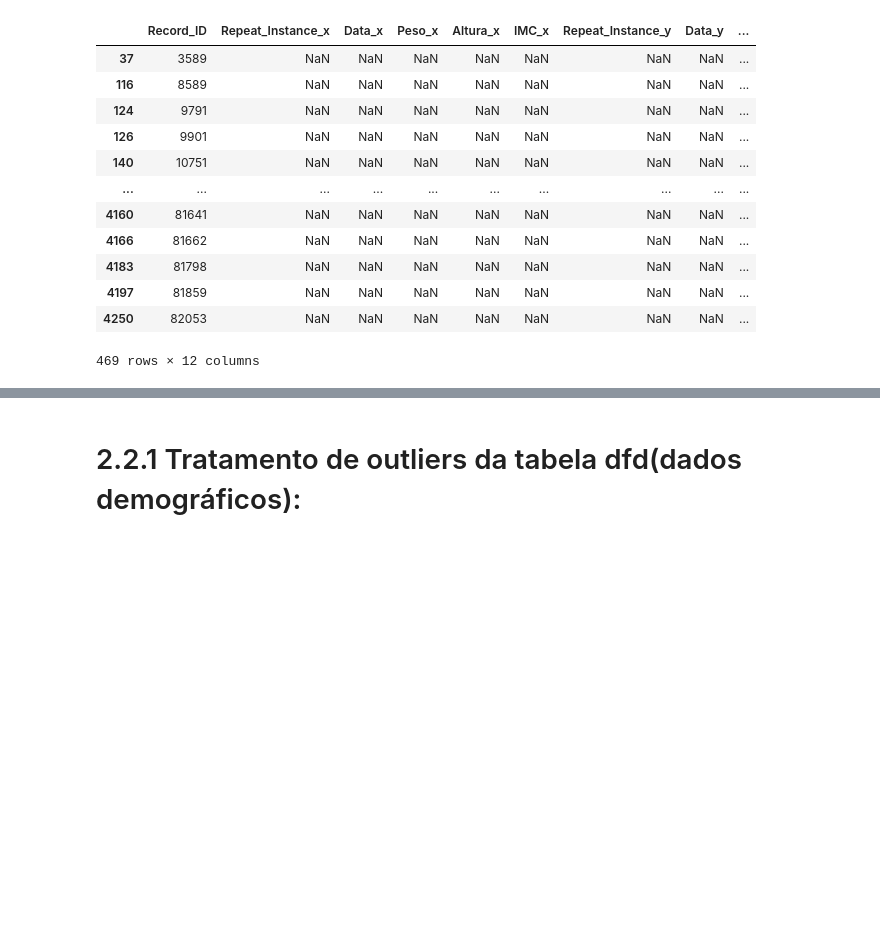
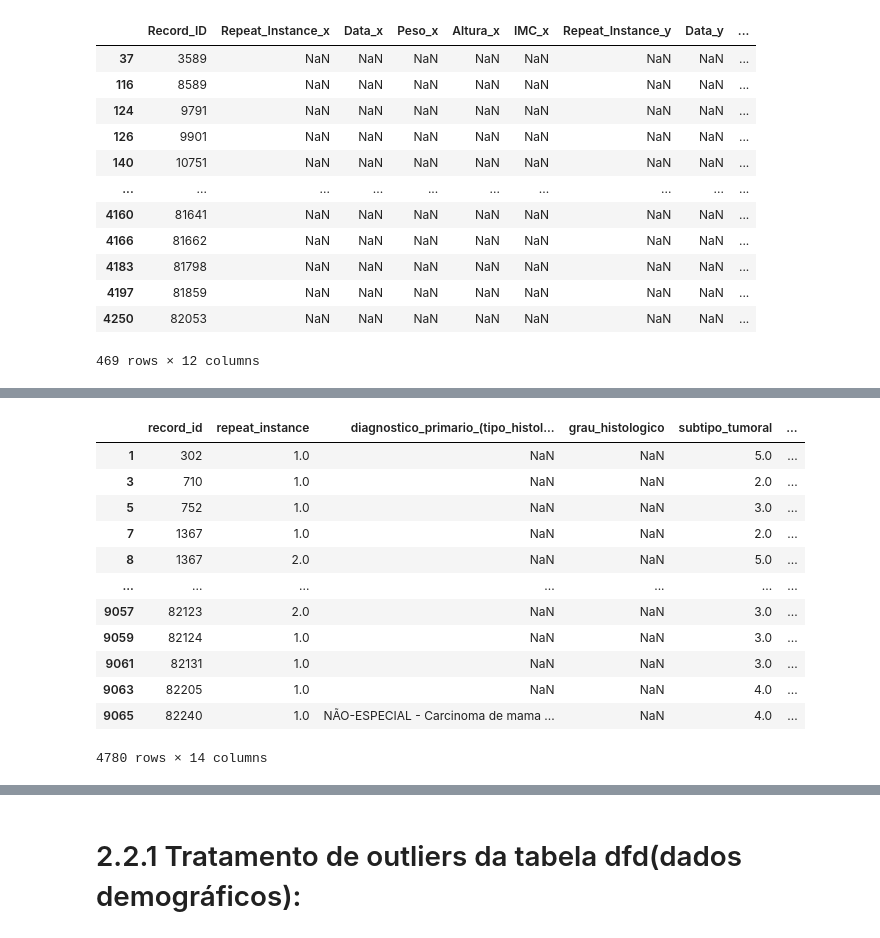
Before and after one commit to 2023M3T5-Inteli/grupo3, a Jupyter notebook: notebooks/T5_G3_V2_Predictive_Model_Development.ipynb, the cells around one changed output, grey strips where cells are left out. Cells and saved outputs as stored; diff of their text form; code cells hidden in the pictures; blank space fills up the shorter version.

```diff
--- a/notebooks/T5_G3_V2_Predictive_Model_Development.ipynb
+++ b/notebooks/T5_G3_V2_Predictive_Model_Development.ipynb
@@ -647,0 +664,3 @@ dfall[dfall['_merge'] == 'left_only']
+# %%
+dfh=dfh.drop([2079, 2080, 2081, 2082, 2083, 2084, 2085, 2086, 2087, 2088, 2089, 2090, 2091, 2092])
+dfh.head()
@@ -647,0 +674,17 @@ dfall[dfall['_merge'] == 'left_only']
+# %%
+dfh = dfh.sort_values(by=['record_id', 'repeat_instance'], ascending=[True, True])
+dfh
+# %% [output]
+|  | record_id | repeat_instance | diagnostico_primario_(tipo_histol... | grau_histologico | subtipo_tumoral | ... |
+| 1 | 302 | 1.0 | NaN | NaN | 5.0 | ... |
+| 3 | 710 | 1.0 | NaN | NaN | 2.0 | ... |
+| 5 | 752 | 1.0 | NaN | NaN | 3.0 | ... |
+| 7 | 1367 | 1.0 | NaN | NaN | 2.0 | ... |
+| 8 | 1367 | 2.0 | NaN | NaN | 5.0 | ... |
+| ... | ... | ... | ... | ... | ... | ... |
+| 9057 | 82123 | 2.0 | NaN | NaN | 3.0 | ... |
+| 9059 | 82124 | 1.0 | NaN | NaN | 3.0 | ... |
+| 9061 | 82131 | 1.0 | NaN | NaN | 3.0 | ... |
+| 9063 | 82205 | 1.0 | NaN | NaN | 4.0 | ... |
+| 9065 | 82240 | 1.0 | NÃO-ESPECIAL - Carcinoma de mama ... | NaN | 4.0 | ... |
+4780 rows × 14 columns
```
Also changed, not shown: parts of 41 cells of this notebook.
